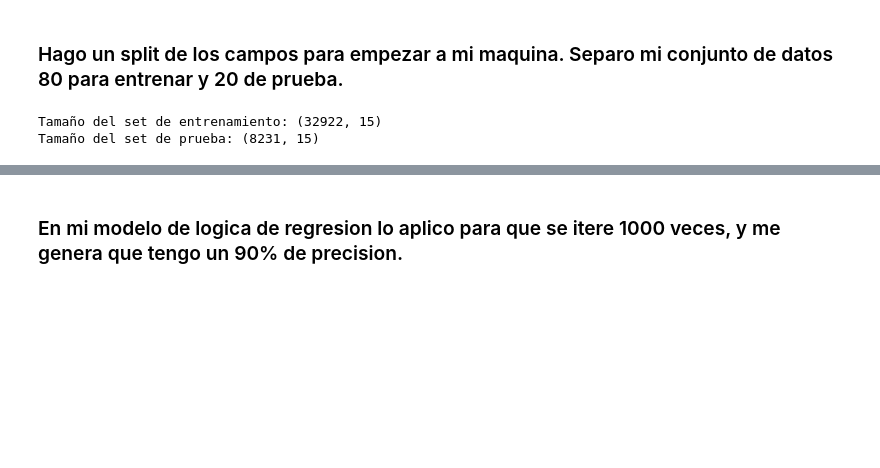
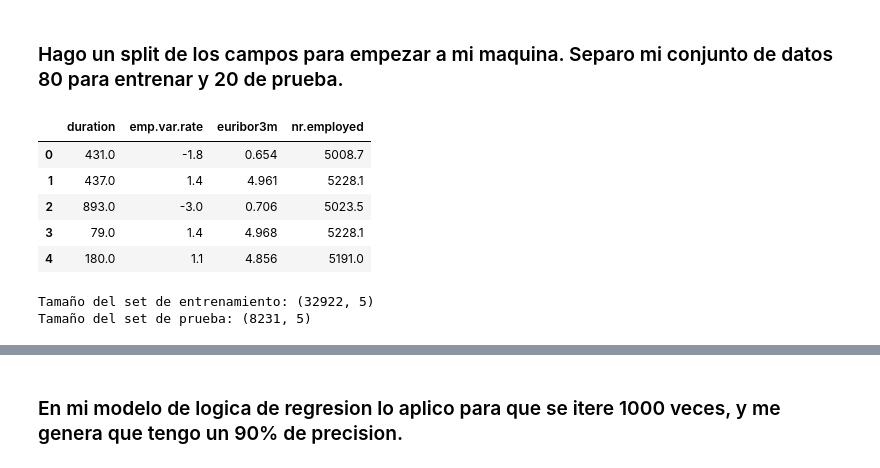
Before and after one commit to 4GeeksAcademy/machine-learning-python-template_jgg, a Jupyter notebook: src/explore.ipynb, the cells around one changed output, grey strips where cells are left out. Saved outputs shown, nothing was run; the diff lists cells and outputs as text; code cells hidden in the pictures; blank space fills up the shorter version.

```diff
--- a/src/explore.ipynb
+++ b/src/explore.ipynb
@@ -246,24 +261,42 @@ plt.show()
 ### Hago un split de los campos para empezar a mi maquina. Separo mi conjunto de datos 80 para entrenar y 20 de prueba.
 # %%
 from sklearn.model_selection import train_test_split
+from sklearn.feature_selection import SelectKBest, f_regression
 
 X = dm_copia[['age', 'job_n', 'marital_n', 'education_n', 'housing_n', 'loan_n',
               'month_n', 'pdays_n','duration', 'campaign_n', 'emp.var.rate',
               'cons.price.idx', 'cons.conf.idx', 'euribor3m', 'nr.employed']]
 
 y = dm_copia['y_n']
 
 X_train, X_test, y_train, y_test = train_test_split(X, y, test_size=0.2, random_state=42)
 
-datos_train = pd.concat([X_train, y_train], axis=1)
-datos_test = pd.concat([X_test, y_test], axis=1)
+selection_model = SelectKBest(f_regression, k = 4)
+selection_model.fit(X_train, y_train)
 
-# Guardar a archivos CSV
-datos_train.to_csv("../data/interim/datos_entrenamiento.csv", index=False)
-datos_test.to_csv("../data/interim/datos_prueba.csv", index=False)
+selected_columns = X_train.columns[selection_model.get_support()]
+X_train_sel = pd.DataFrame(selection_model.transform(X_train), columns = selected_columns)
+X_test_sel = pd.DataFrame(selection_model.transform(X_test), columns = selected_columns)
 
-print("Tamaño del set de entrenamiento:", X_train.shape)
-print("Tamaño del set de prueba:", X_test.shape)
+X_train_sel.head()
 # %% [output]
-Tamaño del set de entrenamiento: (32922, 15)
-Tamaño del set de prueba: (8231, 15)
+|  | duration | emp.var.rate | euribor3m | nr.employed |
+| 0 | 431.0 | -1.8 | 0.654 | 5008.7 |
+| 1 | 437.0 | 1.4 | 4.961 | 5228.1 |
+| 2 | 893.0 | -3.0 | 0.706 | 5023.5 |
+| 3 | 79.0 | 1.4 | 4.968 | 5228.1 |
+| 4 | 180.0 | 1.1 | 4.856 | 5191.0 |
+# %%
+X_train_sel["charges"] = y_train.values
+X_test_sel["charges"] = y_test.values
+X_train_sel.to_csv("../data/interim/datos_entrenamiento.csv", index = False)
+X_test_sel.to_csv("../data/interim/datos_prueba.csv", index = False)
+
+datos_train = pd.read_csv("../data/interim/datos_entrenamiento.csv")
+datos_test = pd.read_csv("../data/interim/datos_prueba.csv")
+
+print("Tamaño del set de entrenamiento:", datos_train.shape)
+print("Tamaño del set de prueba:", datos_test.shape)
+# %% [output]
+Tamaño del set de entrenamiento: (32922, 5)
+Tamaño del set de prueba: (8231, 5)
```
Also changed, not shown: parts of 6 cells of this notebook, 2 other files.
